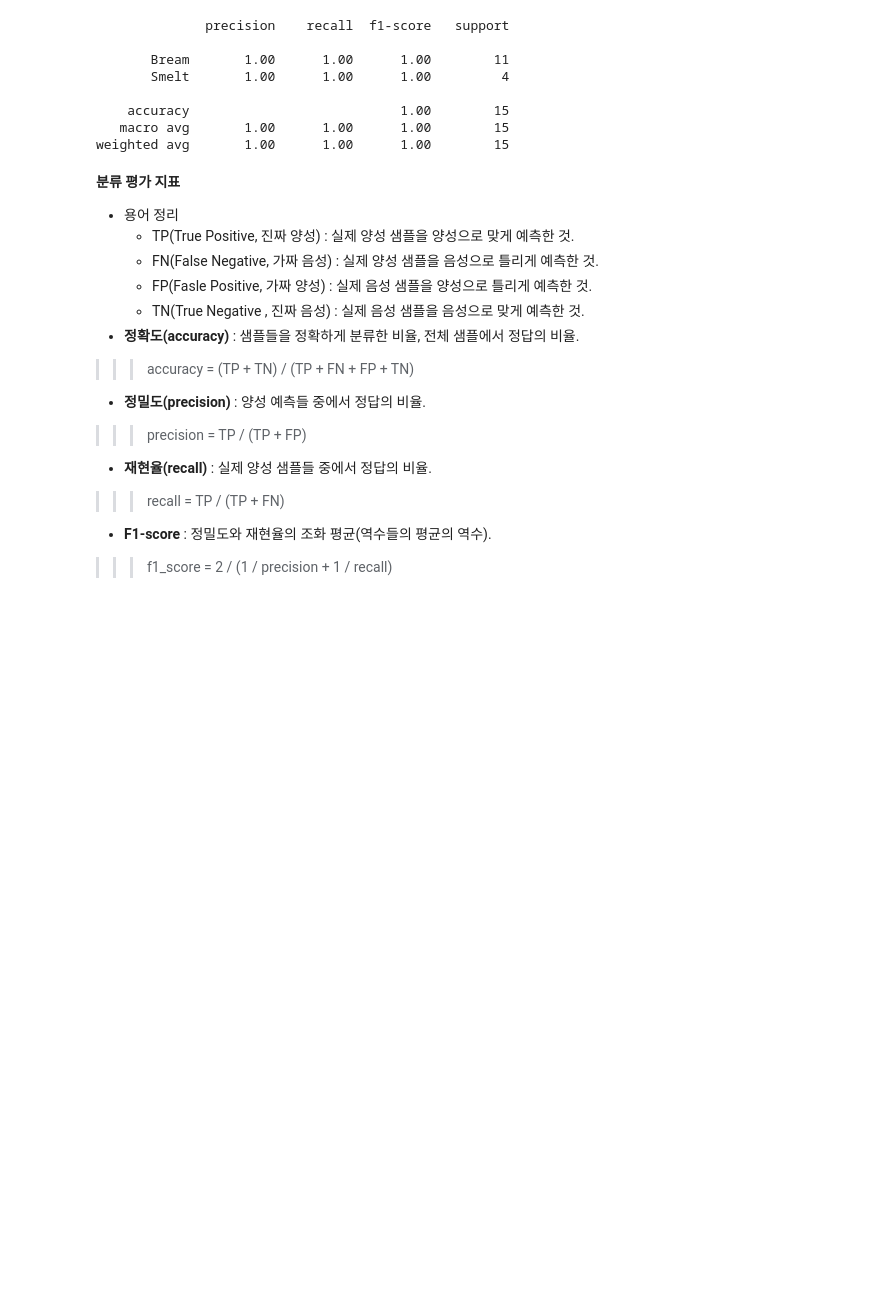
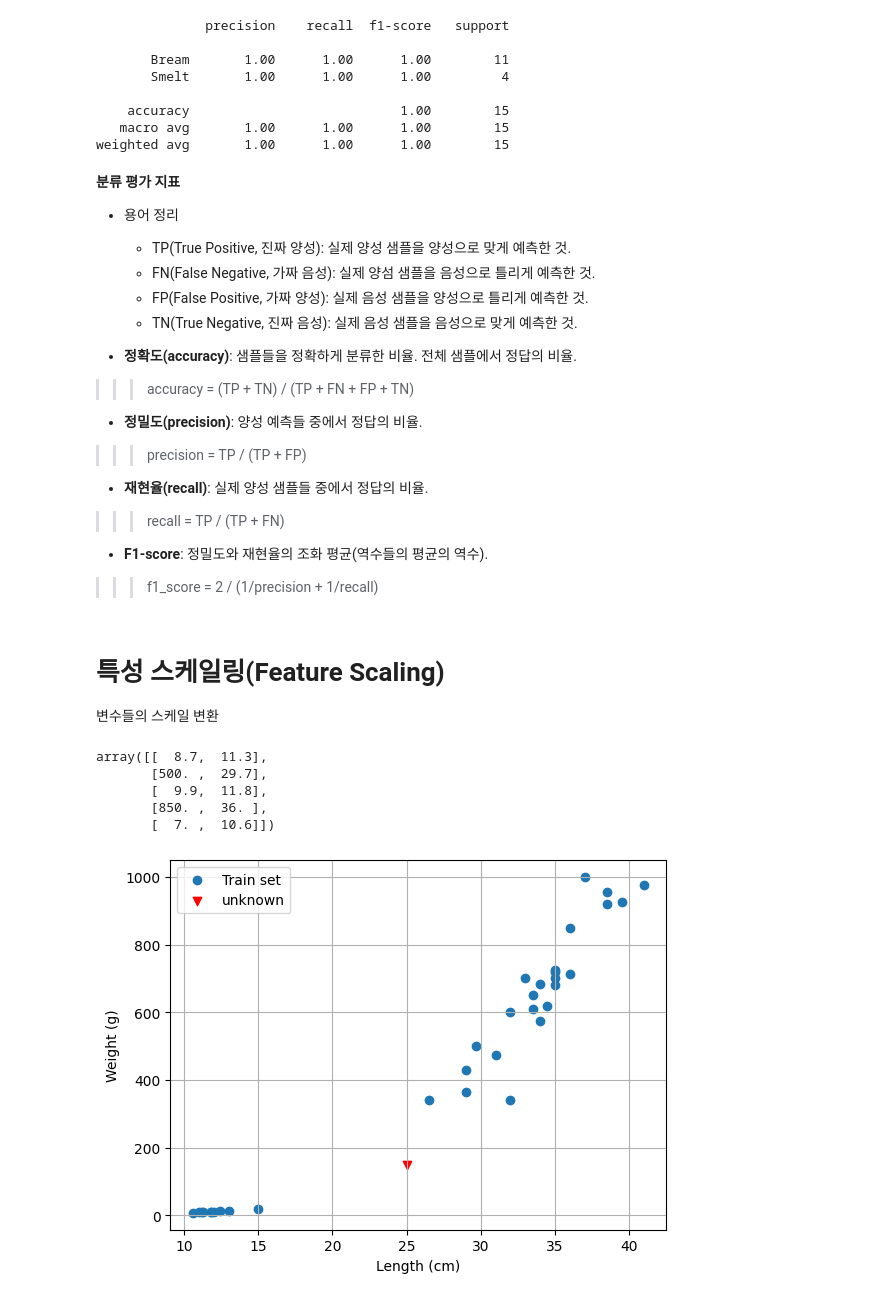
Before and after one commit to baesaa0304/StudyIT, a Jupyter notebook: ml02_knn.ipynb, the cells around one changed output. Saved outputs shown, nothing was run; the diff lists cells and outputs as text; code cells hidden in the pictures; blank space fills up the shorter version.

```diff
--- a/ml02_knn.ipynb
+++ b/ml02_knn.ipynb
@@ -505,18 +509,51 @@ print(cls_report)
 weighted avg       1.00      1.00      1.00        15
 # %% [markdown]
 **분류 평가 지표**
-* 용어 정리
-    * TP(True Positive, 진짜 양성) : 실제 양성 샘플을 양성으로 맞게 예측한 것.
-    * FN(False Negative, 가짜 음성) : 실제 양성 샘플을 음성으로 틀리게 예측한 것.
-    * FP(Fasle Positive, 가짜 양성) : 실제 음성 샘플을 양성으로 틀리게 예측한 것.
-    * TN(True Negative , 진짜 음성) : 실제 음성 샘플을 음성으로 맞게 예측한 것.
-* **정확도(accuracy)** : 샘플들을 정확하게 분류한 비율, 전체 샘플에서 정답의 비율.
+
+*  용어 정리
+    *  TP(True Positive, 진짜 양성): 실제 양성 샘플을 양성으로 맞게 예측한 것.
+    *  FN(False Negative, 가짜 음성): 실제 양섬 샘플을 음성으로 틀리게 예측한 것.
+    *  FP(False Positive, 가짜 양성): 실제 음성 샘플을 양성으로 틀리게 예측한 것.
+    *  TN(True Negative, 진짜 음성): 실제 음성 샘플을 음성으로 맞게 예측한 것.
+
+*  **정확도(accuracy)**: 샘플들을 정확하게 분류한 비율. 전체 샘플에서 정답의 비율.
 >>> accuracy = (TP + TN) / (TP + FN + FP + TN)
 
-* **정밀도(precision)** : 양성 예측들 중에서 정답의 비율.
+*  **정밀도(precision)**: 양성 예측들 중에서 정답의 비율.
 >>> precision = TP / (TP + FP)
 
-* **재현율(recall)** : 실제 양성 샘플들 중에서 정답의 비율.
+*  **재현율(recall)**: 실제 양성 샘플들 중에서 정답의 비율.
 >>> recall = TP / (TP + FN)
-* **F1-score** : 정밀도와 재현율의 조화 평균(역수들의 평균의 역수).
->>> f1_score = 2 / (1 / precision + 1 / recall)
+
+*  **F1-score**: 정밀도와 재현율의 조화 평균(역수들의 평균의 역수).
+>>> f1_score = 2 / (1/precision + 1/recall)
+# %% [markdown]
+# 특성 스케일링(Feature Scaling)
+
+변수들의 스케일 변환
+# %%
+X_train[:5]
+# %% [output]
+array([[  8.7,  11.3],
+       [500. ,  29.7],
+       [  9.9,  11.8],
+       [850. ,  36. ],
+       [  7. ,  10.6]])
+# %%
+# 가상의 물고기 데이터: (150g, 25cm)
+unknown = np.array([[150, 25]])
+# %%
+# 훈련 셋(X_train) 시각화
+plt.scatter(X_train[:, 1], X_train[:, 0], label='Train set')
+
+# 가상의 물고기 시각화
+plt.scatter(unknown[:, 1], unknown[:, 0], c='red', marker='v', label='unknown')
+
+plt.legend()
+plt.xlabel('Length (cm)')
+plt.ylabel('Weight (g)')
+plt.grid()
+
+plt.show()
+# %% [output]
+[figure, added]
```
Also changed, not shown: parts of 44 cells of this notebook.
